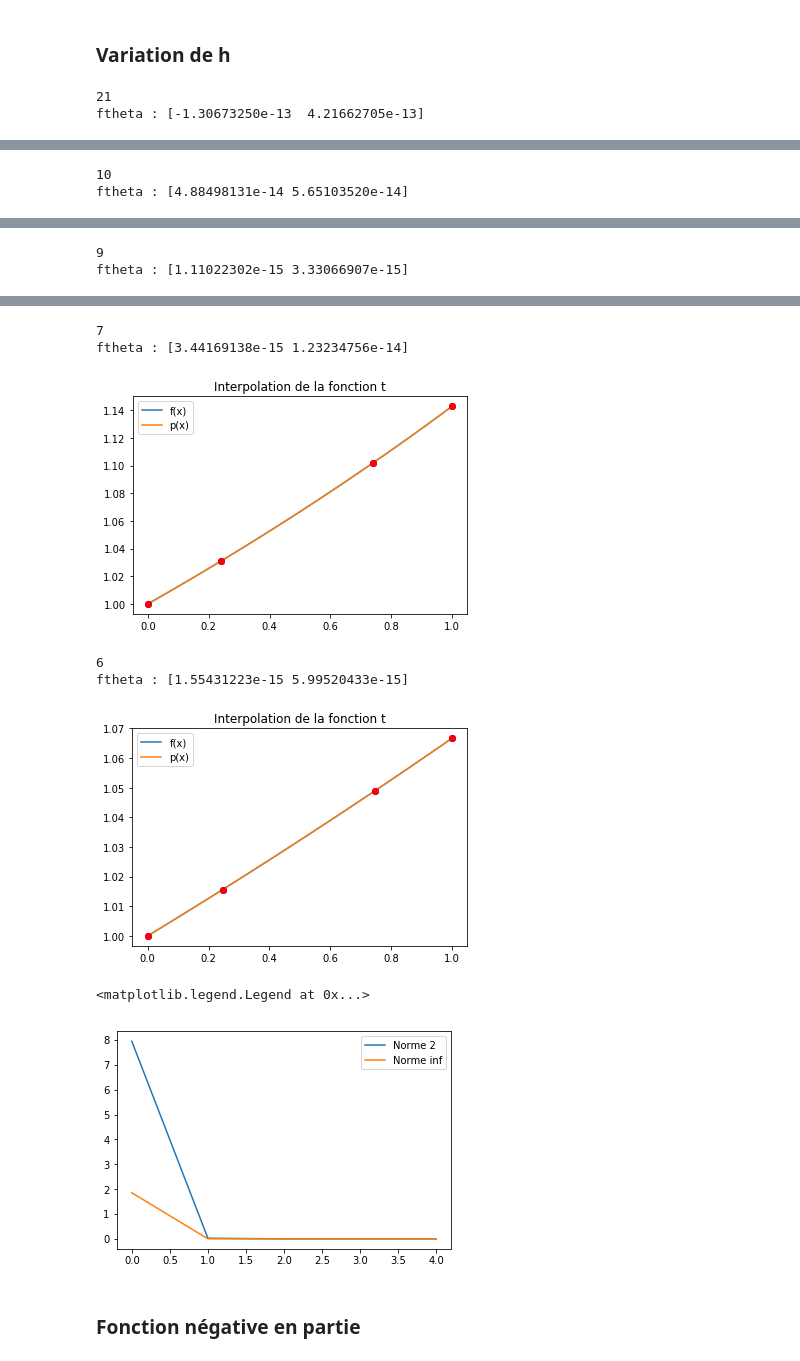
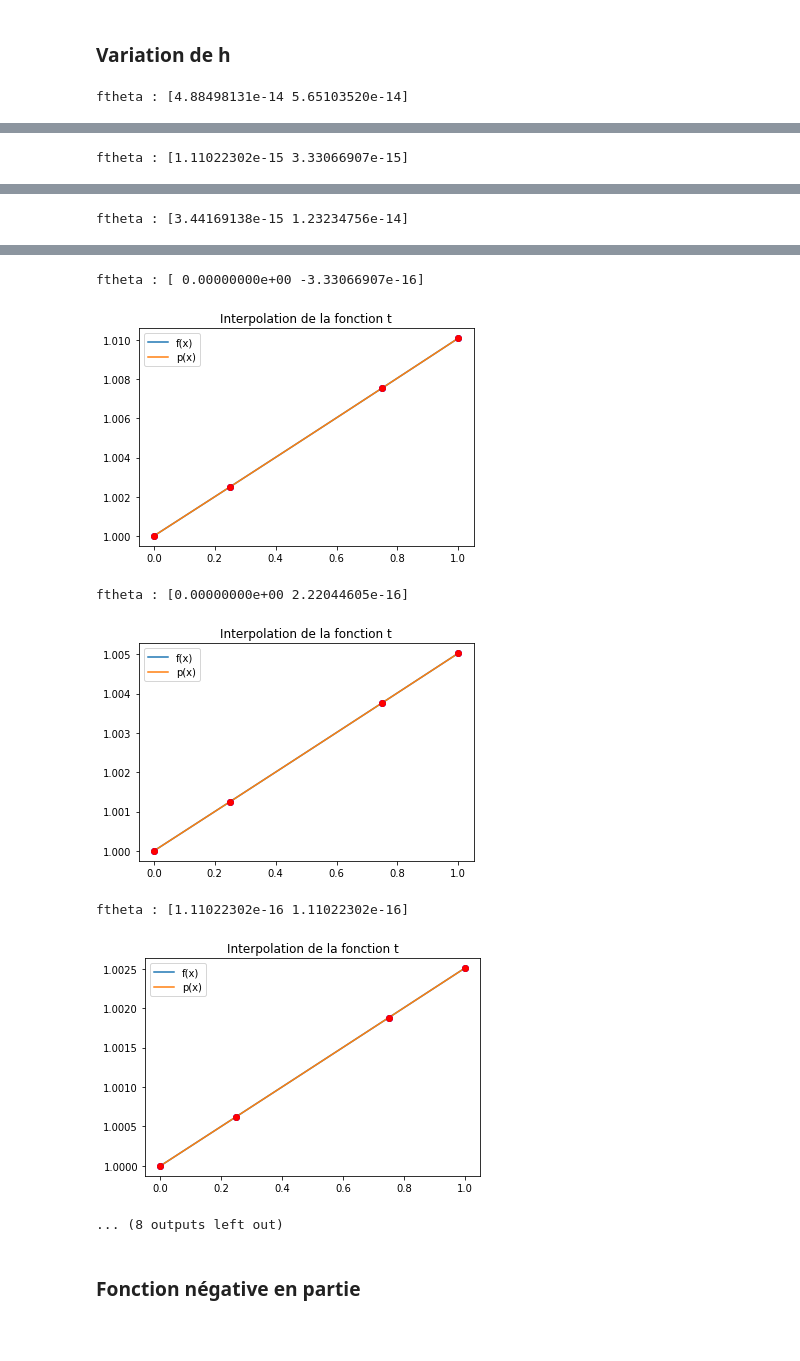
Before and after one commit to gerier/GestionDeProjet4A, a Jupyter notebook: Projet.ipynb, the cells around one changed output, grey strips where cells are left out. Cells and saved outputs as stored; diff of their text form; code cells hidden in the pictures; blank space fills up the shorter version.

Commit message:
version test

```diff
--- a/Projet.ipynb
+++ b/Projet.ipynb
@@ -341,17 +344,19 @@ def Newton_Raphson (p,f,h,epsi,epsilon,eps=1e-12,itermax=100):
     X = np.concatenate((X[:p],X[p+2:]))
     k=0
     err=2*eps
+    Residus = []
     while err > eps and itermax > k :
         X0 = np.copy(X)
         #print(f_theta(X,p,f,h,epsilon))
         d = npl.solve(Jp(p,f,h,X,epsilon),f_theta(X,p,f,h,epsilon))
         X = X - d
-        #X = S(p,epsi,X)
+        X = S(p,epsi,X)
         #print(f_theta(X,p,f,h,epsilon))
         k+=1
         err = npl.norm(X-X0)/npl.norm(X0)
-    print(k)
-    return X
+        Residus += [err]
+    #print(k)
+    return X,k,Residus
 # %%
 def epsi_S(p):
     i = np.linspace(0,2*p+1,2*p+2)
@@ -365,7 +370,7 @@ def approxh(x,p,f,h,epsilon):
     epsi = epsi_S(p)
     #X = sco.fsolve(f_theta,np.array([1/4,3/4]), args=(p,f,h,epsilon))
     #X = S(p,epsi,X)
-    X = Newton_Raphson(p,f,h,epsi,epsilon)
+    X,itermax,residus = Newton_Raphson(p,f,h,epsi,epsilon)
     print("ftheta :",f_theta(X,p,f,h,epsilon))
     X  = np.concatenate(( X[:p],[1],[0],X[p:]))
 
@@ -457,10 +450,24 @@ def q(x,h):
     x = x*h
     return 10 * (x-1/2)**4 #+ 0.01
 
-fonctions_test = [f,g,t,j,k,q]
+def creneau(x,h):
+    x = x*h
+    return (x<1/4)*0 + (x>3/4)*0 + (1/4<=x)*1 + (x<=3/4)*1
+
+def sinoffset(x,h):
+    x = x*h
+    return np.sin(x)+1.2
+
+def gaussienne(x,h):
+    x = x*h
+    m = 1/2
+    sigma = 1/10
+    return np.exp(-(x-m)**2/2/sigma**2) / (2*np.pi)/sigma
+
+fonctions_test = [f,g,t,j,k,q,creneau,sinoffset,gaussienne]
 # %%
 h = 1
-p = 10
+p = 5
 epsilon=0.001
 
 for fonctions in fonctions_test :
@@ -577,7 +560,7 @@ ftheta : [-3.61936729e-08  1.07844357e-07 -1.66716272e-07  1.15936630e-07
 # %% [markdown]
 ### Variation de h
 # %%
-h = [1,1/2,1/4,1/8,1/16]
+h = [1/2,1/4,1/8,1/100,1/200,1/400,1/1000,1/2000,1/10000]
 p = 1
 epsilon=0.001
 Err = np.zeros((2,len(h)))
@@ -587,9 +570,8 @@ for i in range(len(h)):
     Err[0,i] = npl.norm(px-fx)
     Err[1,i] = npl.norm(px-fx,np.inf)
 
-plt.plot(Err[0,:],label="Norme 2")
-plt.plot(Err[1,:],label="Norme inf")
+plt.loglog(h,Err[0,:],label="Norme 2")
+plt.loglog(h,Err[1,:],label="Norme inf")
 plt.legend()
 # %% [output]
-21
-ftheta : [-1.30673250e-13  4.21662705e-13]
+ftheta : [4.88498131e-14 5.65103520e-14]
@@ -597,2 +579 @@ ftheta : [-1.30673250e-13  4.21662705e-13]
-10
-ftheta : [4.88498131e-14 5.65103520e-14]
+ftheta : [1.11022302e-15 3.33066907e-15]
@@ -600,2 +581 @@ ftheta : [4.88498131e-14 5.65103520e-14]
-9
-ftheta : [1.11022302e-15 3.33066907e-15]
+ftheta : [3.44169138e-15 1.23234756e-14]
@@ -603,11 +583,10 @@ ftheta : [1.11022302e-15 3.33066907e-15]
-7
-ftheta : [3.44169138e-15 1.23234756e-14]
+ftheta : [ 0.00000000e+00 -3.33066907e-16]
-[figure, old version]
+[figure, new version]
-6
-ftheta : [1.55431223e-15 5.99520433e-15]
+ftheta : [0.00000000e+00 2.22044605e-16]
-[figure, old version]
+[figure, new version]
-<matplotlib.legend.Legend at 0x...>
+ftheta : [1.11022302e-16 1.11022302e-16]
-[figure, old version]
+[figure, new version]
+... (8 outputs left out)
 # %% [markdown]
 ### Fonction négative en partie
 # %%
```
Also changed, not shown: parts of 11 cells of this notebook, 1 other file.
